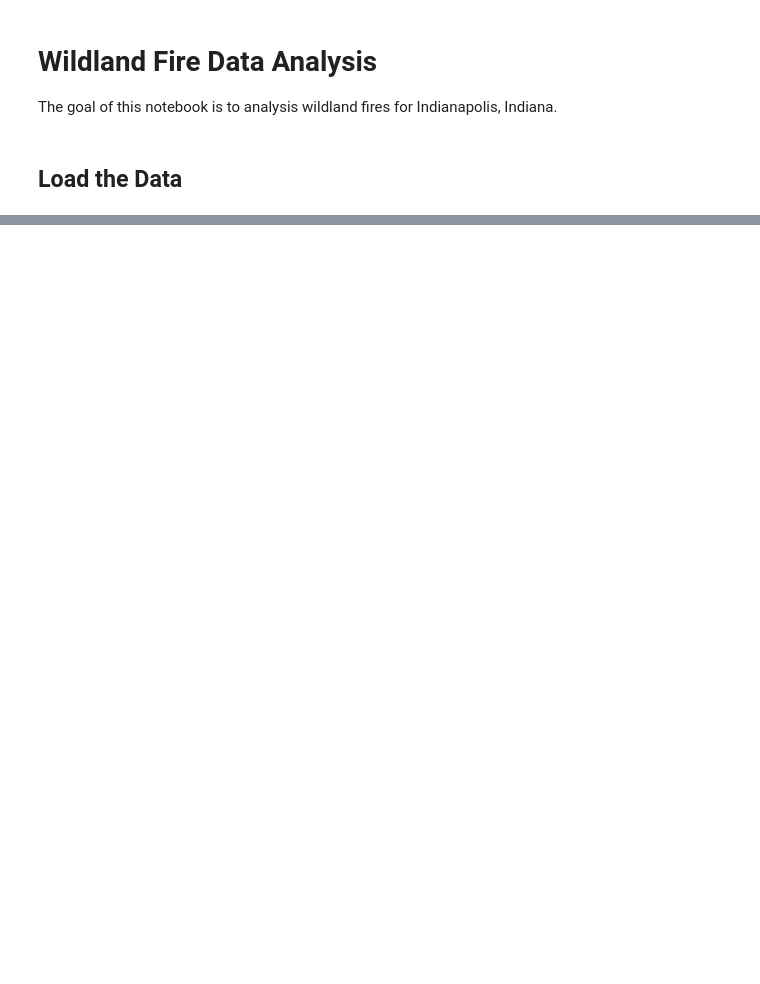
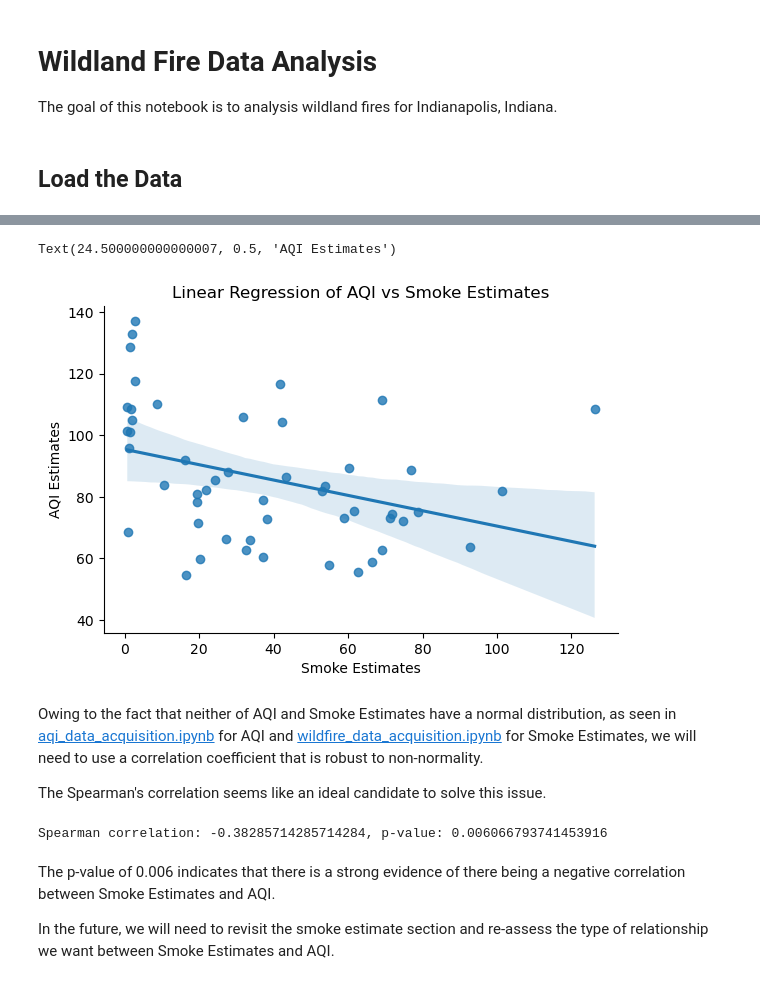
Before and after one commit to himanshunaidu/data512_project, a Jupyter notebook: wildfire_data_analysis.ipynb, the cells around one changed output, grey strips where cells are left out. Saved outputs shown, nothing was run; the diff lists cells and outputs as text; code cells hidden in the pictures; blank space fills up the shorter version.

```diff
--- a/wildfire_data_analysis.ipynb
+++ b/wildfire_data_analysis.ipynb
@@ -49,0 +91,33 @@ fire_annual_smoke_estimates_df = pd.read_csv(FIRE_ANNUAL_SMOKE_ESTIMATES_PATH)
+# %%
+all_estimates_df = \
+pd.merge(fire_annual_smoke_estimates_df, aqi_annual_smoke_estimates_df,
+                            left_on=SMOKE_ESTIMATE_YEAR_COL, right_on=AQI_ESTIMATE_YEAR_COL,
+                            how='inner' # We remove uncommon years
+    )\
+    .drop(columns=[AQI_ESTIMATE_YEAR_COL])\
+    .rename(columns={SMOKE_ESTIMATE_VALUE_COL: SMOKE_ESTIMATE_VALUE_COL_NEW})\
+    .fillna(0)
+# %%
+sns.lmplot(data=all_estimates_df, x=SMOKE_ESTIMATE_VALUE_COL_NEW, y=AQI_ESTIMATE_VALUE_COL,
+           order=1, ci=95,
+           height=4, aspect=1.5)
+plt.title('Linear Regression of AQI vs Smoke Estimates')
+plt.xlabel('Smoke Estimates')
+plt.ylabel('AQI Estimates')
+# %% [output]
+Text(24.500000000000007, 0.5, 'AQI Estimates')
+[figure, added]
+# %% [markdown]
+Owing to the fact that neither of AQI and Smoke Estimates have a normal distribution, as seen in [aqi_data_acquisition.ipynb](aqi_data_acquisition.ipynb) for AQI and [wildfire_data_acquisition.ipynb](wildfire_data_acquisition.ipynb) for Smoke Estimates, we will need to use a correlation coefficient that is robust to non-normality.
+
+The Spearman's correlation seems like an ideal candidate to solve this issue.
+# %%
+# Perform Spearman correlation
+spearman_corr = sp.stats.spearmanr(all_estimates_df[SMOKE_ESTIMATE_VALUE_COL_NEW], all_estimates_df[AQI_ESTIMATE_VALUE_COL])
+print(f'Spearman correlation: {spearman_corr.correlation}, p-value: {spearman_corr.pvalue}')
+# %% [output]
+Spearman correlation: -0.38285714285714284, p-value: 0.006066793741453916
+# %% [markdown]
+The p-value of 0.006 indicates that there is a strong evidence of there being a negative correlation between Smoke Estimates and AQI.
+
+In the future, we will need to revisit the smoke estimate section and re-assess the type of relationship we want between Smoke Estimates and AQI.
```
Also changed, not shown: parts of 17 cells of this notebook.
